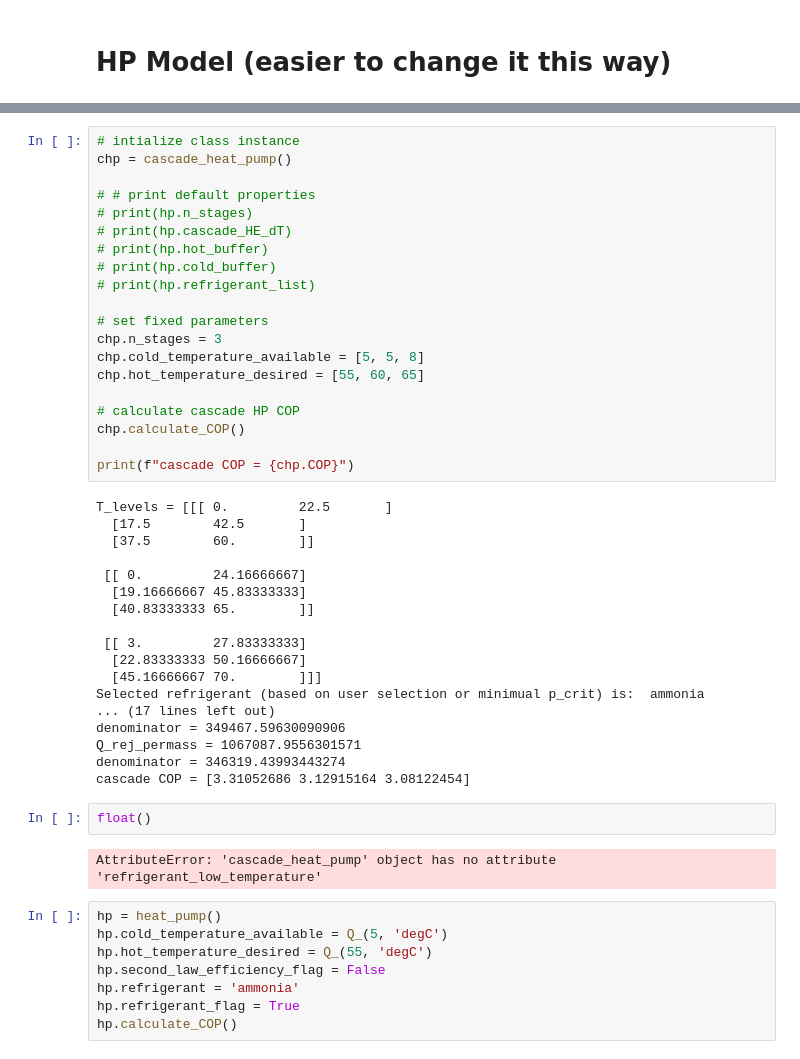
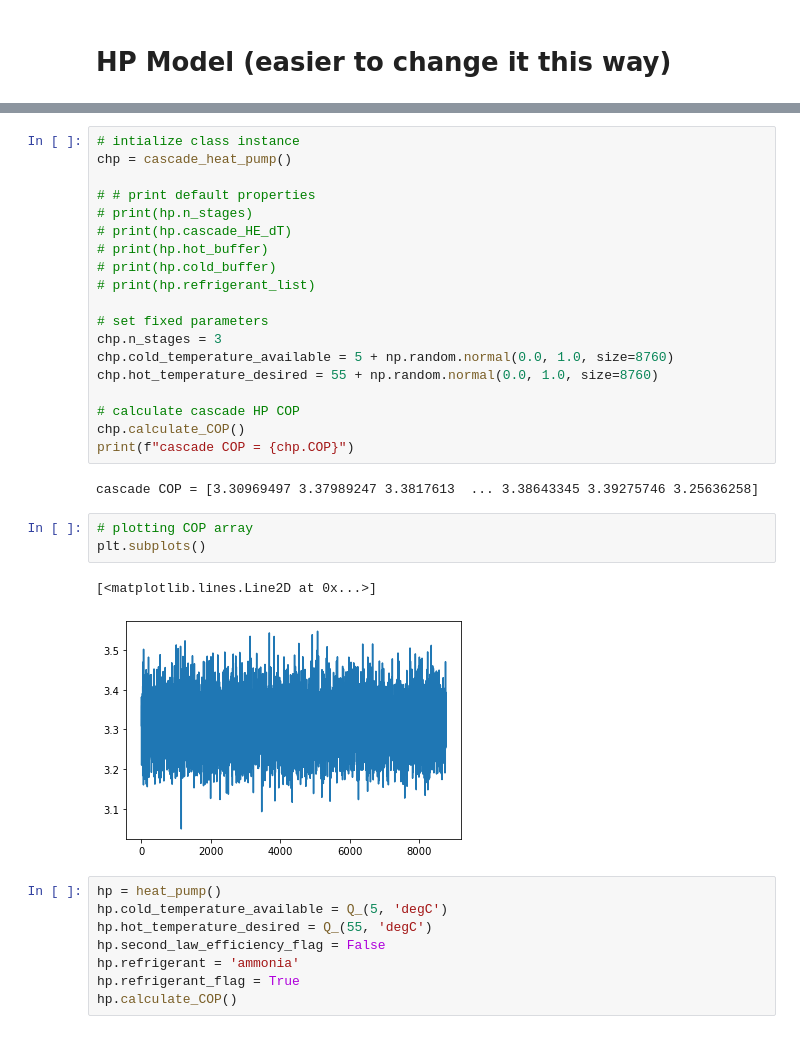
Before and after one commit to NREL/heat_pump_model, a Jupyter notebook: cascade_heat_pump.ipynb, the cells around one changed output, grey strips where cells are left out. Saved outputs shown, nothing was run; the diff lists cells and outputs as text.

```diff
--- a/cascade_heat_pump.ipynb
+++ b/cascade_heat_pump.ipynb
@@ -413,35 +364,20 @@ chp = cascade_heat_pump()
 
 # set fixed parameters
 chp.n_stages = 3
-chp.cold_temperature_available = [5, 5, 8]
-chp.hot_temperature_desired = [55, 60, 65]
+chp.cold_temperature_available = 5 + np.random.normal(0.0, 1.0, size=8760)
+chp.hot_temperature_desired = 55 + np.random.normal(0.0, 1.0, size=8760)
 
 # calculate cascade HP COP
 chp.calculate_COP()
-
 print(f"cascade COP = {chp.COP}")
 # %% [output]
-T_levels = [[[ 0.         22.5       ]
-  [17.5        42.5       ]
-  [37.5        60.        ]]
-
- [[ 0.         24.16666667]
-  [19.16666667 45.83333333]
-  [40.83333333 65.        ]]
-
- [[ 3.         27.83333333]
-  [22.83333333 50.16666667]
-  [45.16666667 70.        ]]]
-Selected refrigerant (based on user selection or minimual p_crit) is:  ammonia
-... (17 lines left out)
-denominator = 349467.59630090906
-Q_rej_permass = 1067087.9556301571
-denominator = 346319.43993443274
-cascade COP = [3.31052686 3.12915164 3.08122454]
+cascade COP = [3.30969497 3.37989247 3.3817613  ... 3.38643345 3.39275746 3.25636258]
-# %%
-float()
-# %% [output]
-AttributeError: 'cascade_heat_pump' object has no attribute 'refrigerant_low_temperature'
+# %%
+# plotting COP array
+plt.subplots()
+# %% [output]
+[<matplotlib.lines.Line2D at 0x...>]
+[figure, added]
 # %%
 hp = heat_pump()
 hp.cold_temperature_available = Q_(5, 'degC')
```
Also changed, not shown: parts of 7 cells of this notebook.
